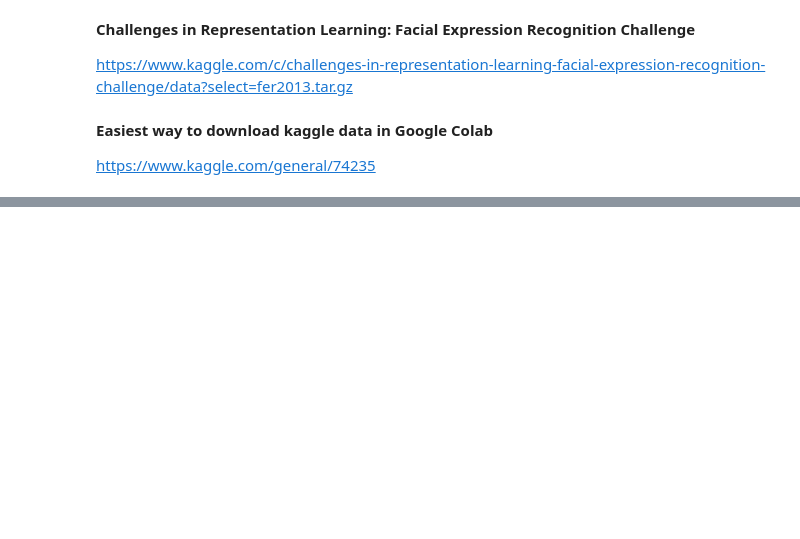
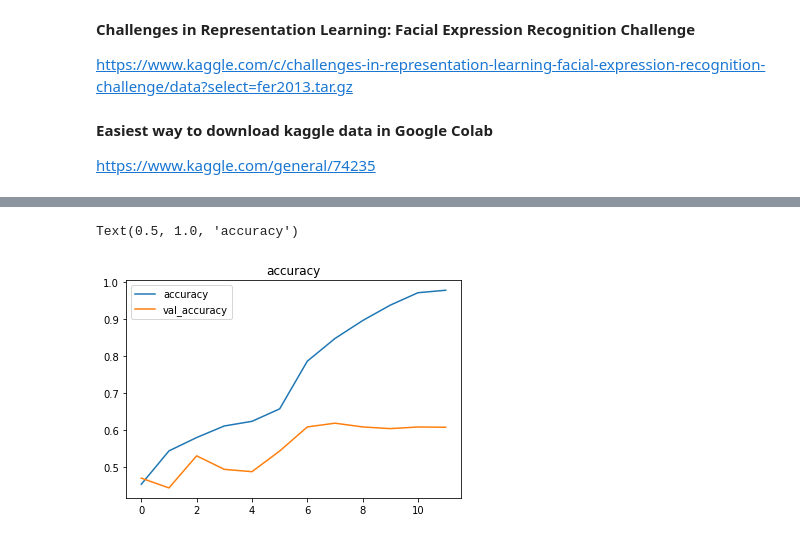
Before and after one commit to httc805155/FacialRecognition, a Jupyter notebook: EmotionDetection/EmotionModel.ipynb, the cells around one changed output, grey strips where cells are left out. Cells and saved outputs as stored; diff of their text form; code cells hidden in the pictures; blank space fills up the shorter version.

```diff
--- a/EmotionDetection/EmotionModel.ipynb
+++ b/EmotionDetection/EmotionModel.ipynb
@@ -48,0 +150,12 @@ Downloading example_submission.csv to /content
+# %%
+model.compile(loss=tf.keras.losses.categorical_crossentropy,
+              optimizer=tf.keras.optimizers.Adam(),
+              metrics=['accuracy'])
+# %%
+early_stopping = EarlyStopping(monitor='val_loss', patience=5, verbose=1)
+checkpoint2 = ModelCheckpoint('resnet.h5',
+                              monitor='val_loss',
+                              save_weights_only=False,
+                              save_best_only=True)
+
+reduce_lr = ReduceLROnPlateau(monitor='val_loss', factor=0.1, patience=3, verbose=1, min_lr=1e-6)
@@ -48,0 +164,7 @@ Downloading example_submission.csv to /content
+# %%
+logs = model.fit(X_train, Y_train,
+                 batch_size=32,
+                 epochs=1000,
+                 verbose=1,
+                 callbacks=[early_stopping, reduce_lr, checkpoint2],
+                 validation_data=(X_test, Y_test))
@@ -48,0 +191,10 @@ Downloading example_submission.csv to /content
+# %%
+history = logs.history
+# %%
+plt.plot(history['accuracy'])
+plt.plot(history['val_accuracy'])
+plt.legend(['accuracy', 'val_accuracy'])
+plt.title('accuracy')
+# %% [output]
+Text(0.5, 1.0, 'accuracy')
+[figure, added]
```
Also changed, not shown: parts of 22 cells of this notebook.
